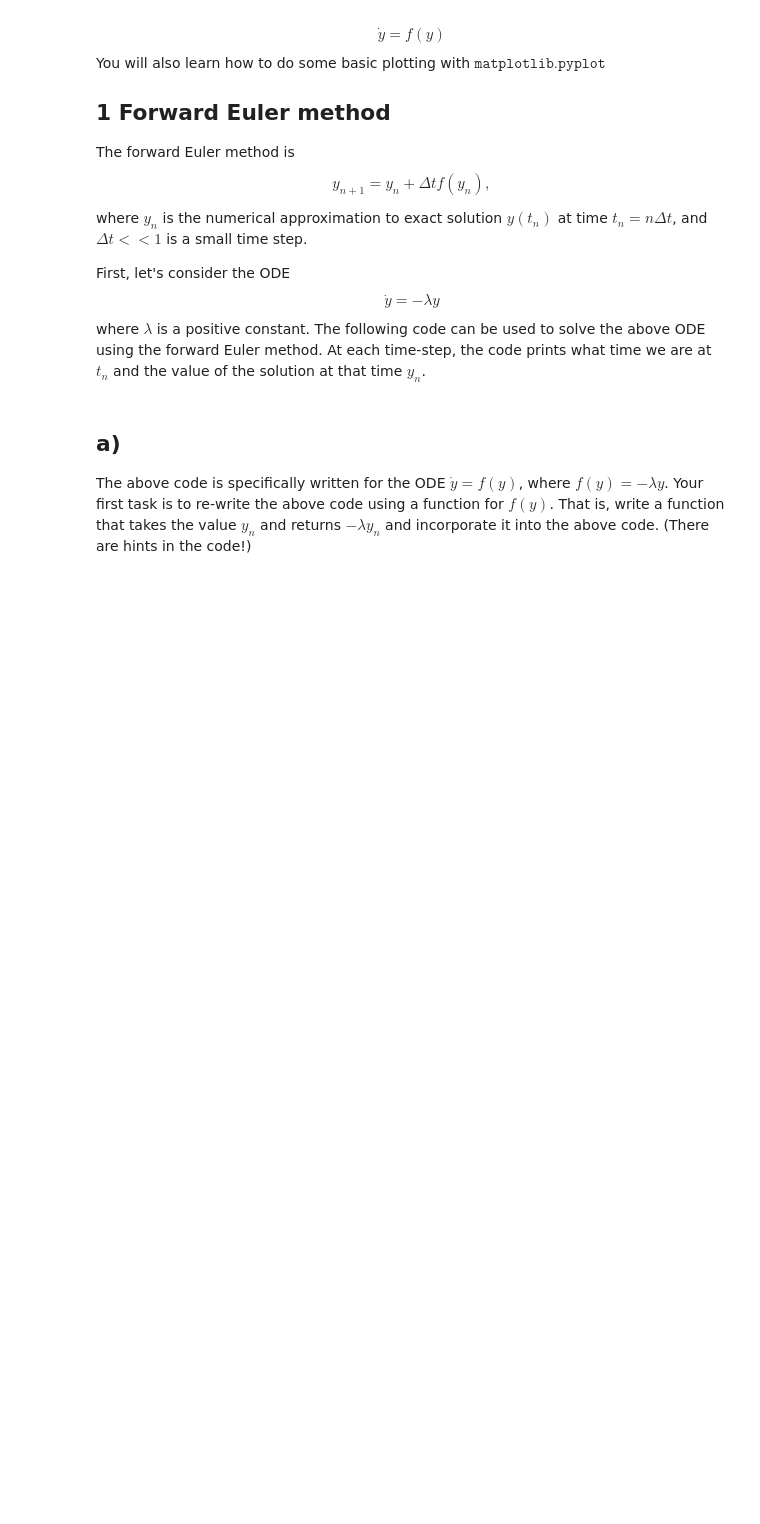
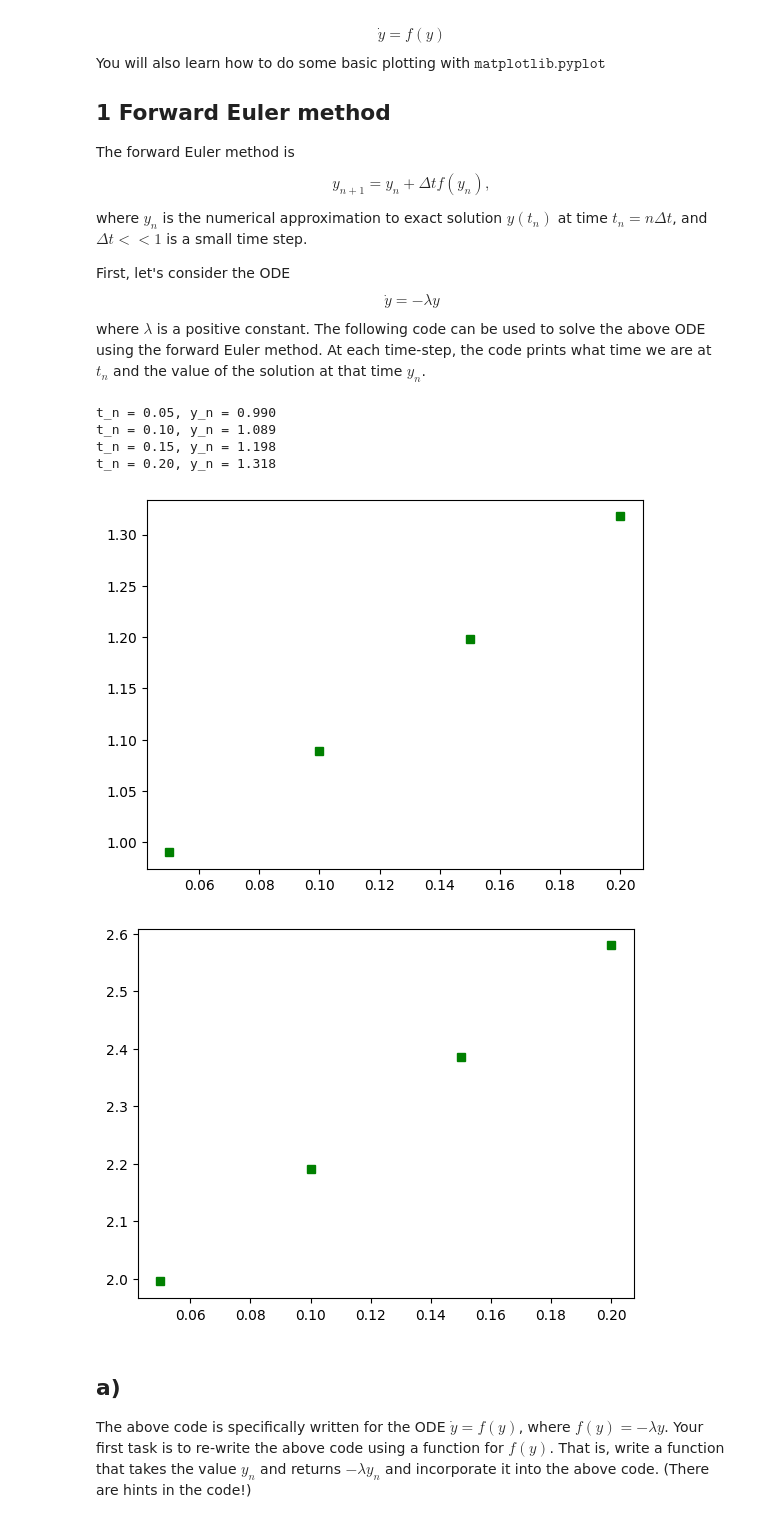
Before and after one commit to MarkusHatlo/TDT4127, a Jupyter notebook: Assignment04/Assignment04/ODEassignment1.ipynb, the cells around one changed output. Saved outputs shown, nothing was run; the diff lists cells and outputs as text; code cells hidden in the pictures; blank space fills up the shorter version.

```diff
--- a/Assignment04/Assignment04/ODEassignment1.ipynb
+++ b/Assignment04/Assignment04/ODEassignment1.ipynb
@@ -18,18 +18,47 @@ $$\dot{y} = - \lambda y$$
 where $\lambda$ is a positive constant. The following code can be used to solve the above ODE using the forward Euler method. At each time-step, the code prints what time we are at $t_n$ and the value of the solution at that time $y_n$.
 # %%
 # This is where you write the code for task 1a) and 1b)
+import matplotlib.pyplot as plt
 
 lam = 2           # lambda
 dt  = 0.05        # time step
 T   = 0.2         # total integration time
 nt  = round(T/dt) # total number of time steps
 y   = 1           # initial conditions
 
 # (1a) Write a function here
+def f(y_n):
+    return -lam*y_n
 
+y = y - dt*lam*y
 for it in range(0,nt):
-    y = y - dt*lam*y # (1a) Your function should go here!
+#    y = y - dt*lam*y # (1a) Your function should go here!
+    y = y - dt*f(y) # (1a) Your function should go here!
     print("t_n = %-.2f, y_n = %-.3f" % ((it+1)*dt,y)) # (1b) your plotting command should replace this line
+    plt.plot((it+1)*dt,y,'gs')
+plt.show()
+
+def f1(y_n):
+    return (y-3)*(y+1)
+
+y1 = 2
+T1   = 2         # total integration time
+nt1  = round(T/dt)
+
+y1 = y1 - dt*lam*y1
+
+for it in range(0,nt1):
+#    y = y - dt*lam*y # (1a) Your function should go here!
+    y1 = y1 - dt*f1(it) # (1a) Your function should go here!
+    #print("t_n = %-.2f, y_n = %-.3f" % ((it+1)*dt,y)) # (1b) your plotting command should replace this line
+    plt.plot((it+1)*dt,y1,'gs')
+# %% [output]
+t_n = 0.05, y_n = 0.990
+t_n = 0.10, y_n = 1.089
+t_n = 0.15, y_n = 1.198
+t_n = 0.20, y_n = 1.318
+[figure, added]
+[figure, added]
 # %% [markdown]
 
 ## a)
```
Also changed, not shown: parts of 2 cells of this notebook, 1 other file.
